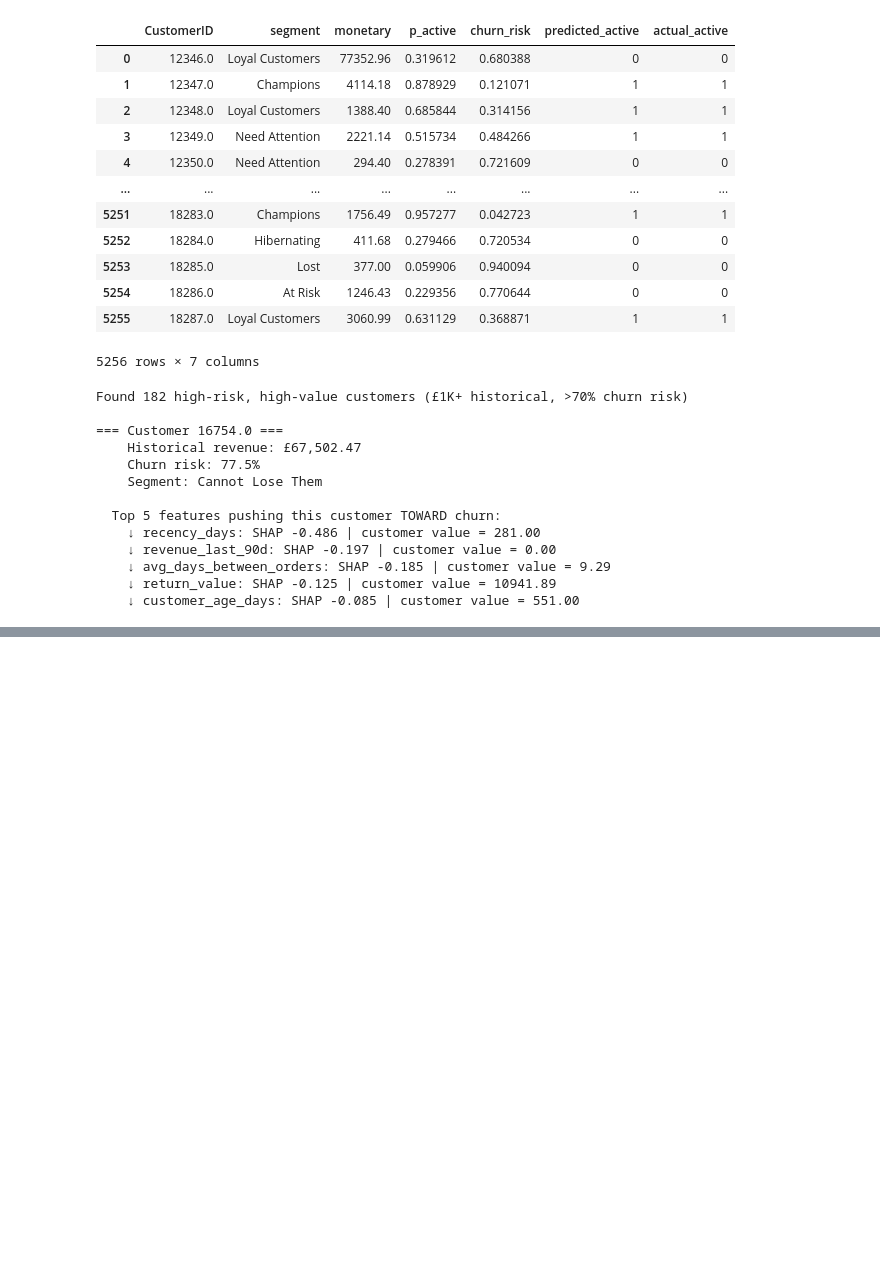
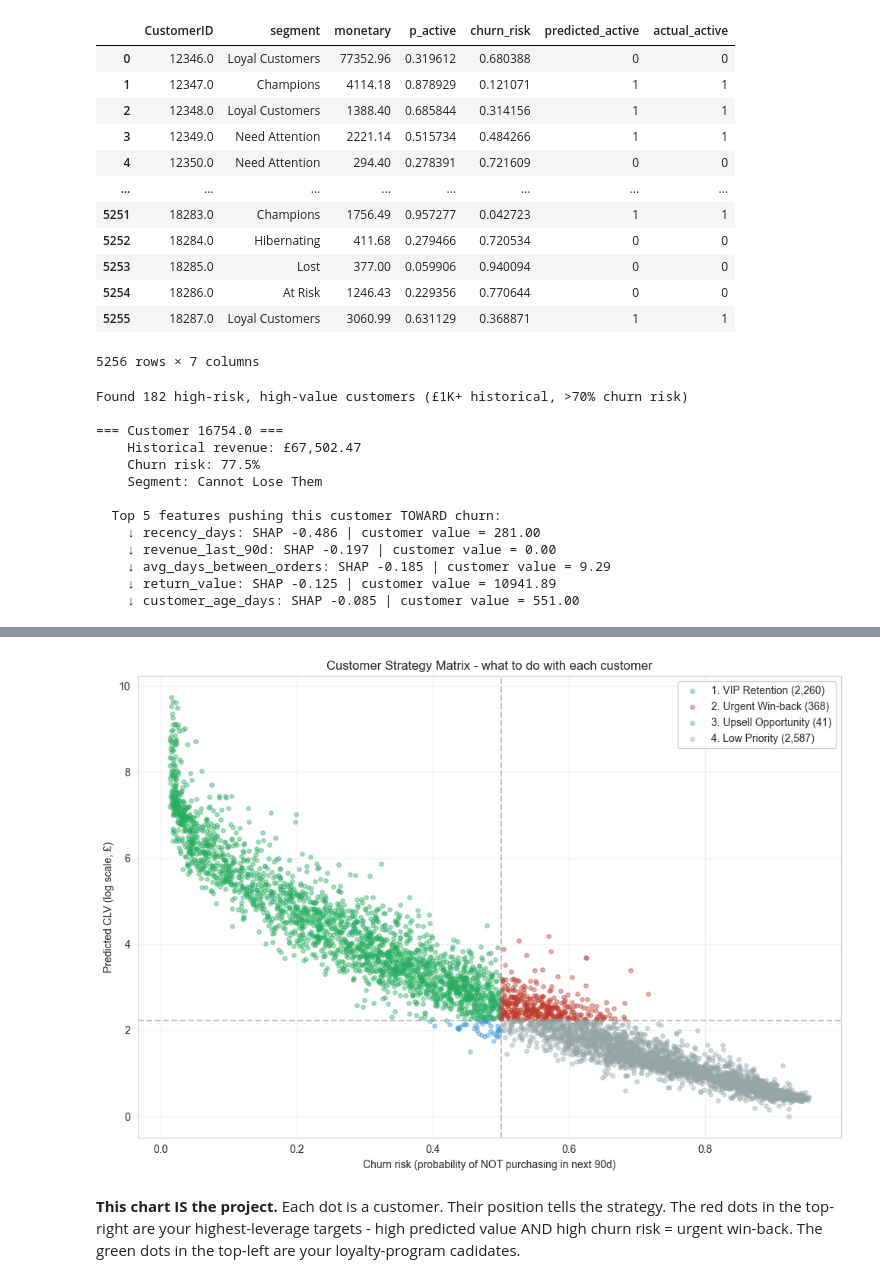
Before and after one commit to JomarHAN/ML-UCI-Online-Retail-II, a Jupyter notebook: notebooks/06_churn_prediction.ipynb, the cells around one changed output, grey strips where cells are left out. Drawn from its saved outputs; the diff is of its cells as text; code cells hidden in the pictures; blank space fills up the shorter version.

Commit message:
12. Join with CLV to build 2x2 strategy matrix

```diff
--- a/notebooks/06_churn_prediction.ipynb
+++ b/notebooks/06_churn_prediction.ipynb
@@ -515,0 +567,28 @@ Found 182 high-risk, high-value customers (£1K+ historical, >70% churn risk)
+# %%
+# Visualize as a scatterplot
+fig, ax = plt.subplots(figsize=(10, 7))
+colors = {
+    '1. VIP Retention': '#27ae60',
+    '2. Urgent Win-back': '#c0392b',
+    '3. Upsell Opportunity': '#3498db',
+    '4. Low Priority': '#95a5a6',
+}
+for quad, color in colors.items():
+    sub = joined[joined['strategy_quadrant'] == quad]
+    ax.scatter(sub['churn_risk'], np.log1p(sub['predicted_clv_90d']),
+               alpha=0.4, s=15, color=color, label=f'{quad} ({len(sub):,})')
+
+ax.axhline(np.log1p(clv_threshold), color='gray', linestyle='--', alpha=0.5)
+ax.axvline(churn_threshold, color='gray', linestyle='--', alpha=0.5)
+ax.set_xlabel('Churn risk (probability of NOT purchasing in next 90d)')
+ax.set_ylabel('Predicted CLV (log scale, £)')
+ax.set_title('Customer Strategy Matrix - what to do with each customer')
+ax.legend(loc='best', framealpha=0.9)
+ax.grid(True, alpha=0.3)
+plt.tight_layout()
+plt.savefig(REPORTS_DIR / 'strategy_matrix.png', dpi=120, bbox_inches='tight')
+plt.show()
+# %% [output]
+[figure, added]
+# %% [markdown]
+**This chart IS the project.** Each dot is a customer. Their position tells the strategy. The red dots in the top-right are your highest-leverage targets - high predicted value AND high churn risk = urgent win-back. The green dots in the top-left are your loyalty-program cadidates.
```
Also changed, not shown: parts of 2 cells of this notebook, 1 other file.
